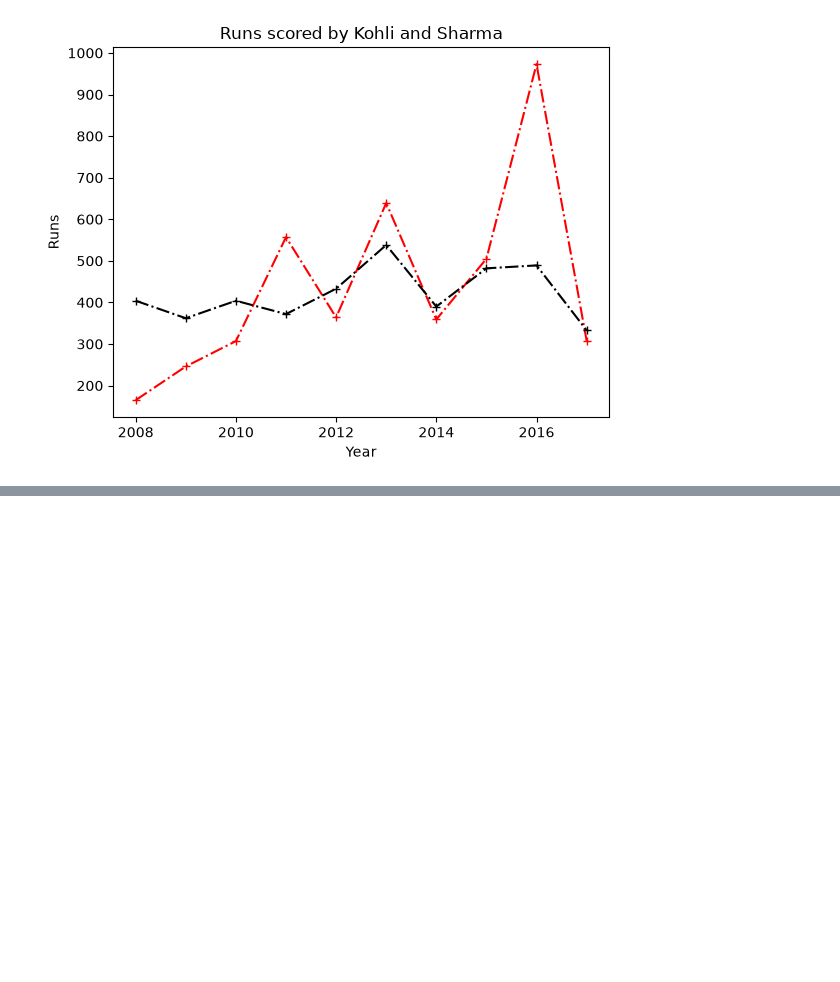
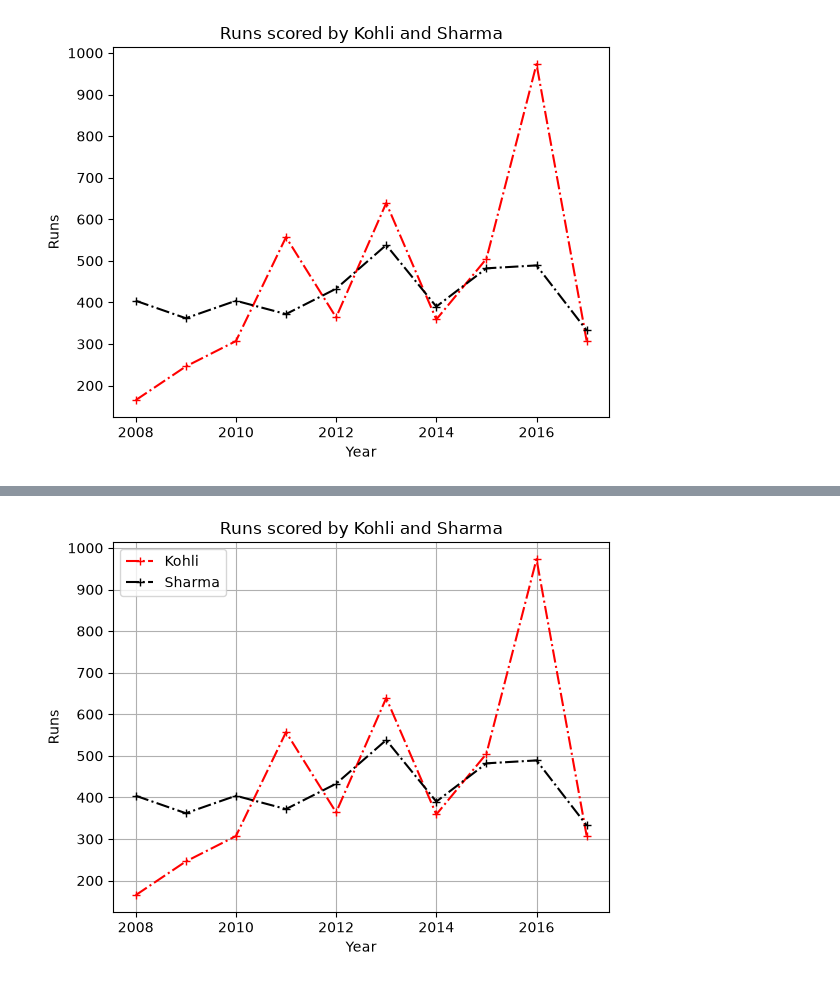
Before and after one commit to Rishit1769/Matplotlib, a Jupyter notebook: main.ipynb, the cells around one changed output, grey strips where cells are left out. Saved outputs shown, nothing was run; the diff lists cells and outputs as text; code cells hidden in the pictures; blank space fills up the shorter version.

```diff
--- a/main.ipynb
+++ b/main.ipynb
@@ -73,0 +112,16 @@ Text(0, 0.5, 'Runs')
+# %%
+plt.plot(batsman['index'], batsman['V Kohli'],color='red', linestyle='dashdot',marker = '+',label='Kohli')
+plt.plot(batsman['index'], batsman['RG Sharma'],color='black', linestyle='dashdot',marker = '+',label='Sharma')
+
+plt.title('Runs scored by Kohli and Sharma')
+
+plt.xlabel('Year')
+plt.ylabel('Runs')
+
+plt.legend()
+
+plt.grid()
+
+plt.show()
+# %% [output]
+[figure, added]
```
Also changed, not shown: parts of 3 cells of this notebook.
